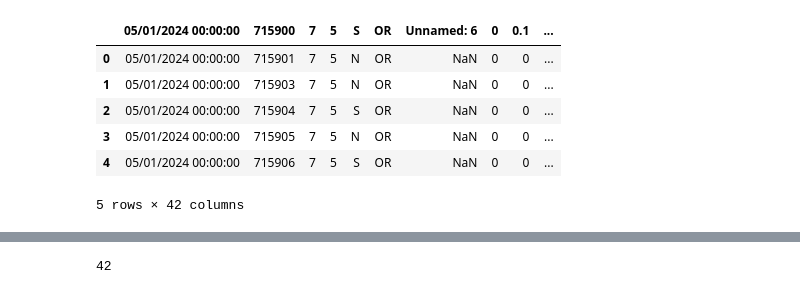
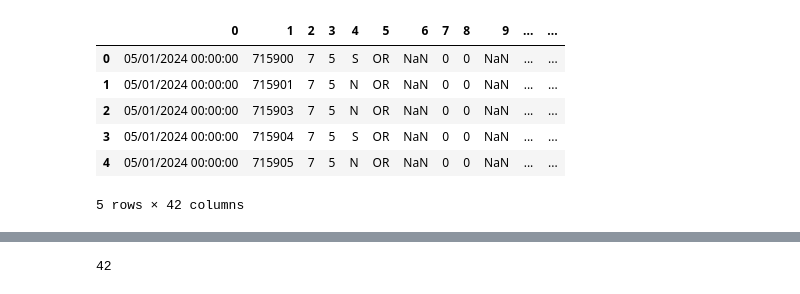
Before and after one commit to llennemann/stats-418-final-project, a Jupyter notebook: notebooks/Final418DataProcessingEDA.ipynb, the cells around one changed output, grey strips where cells are left out. Saved outputs shown, nothing was run; the diff lists cells and outputs as text; code cells hidden in the pictures.

```diff
--- a/notebooks/Final418DataProcessingEDA.ipynb
+++ b/notebooks/Final418DataProcessingEDA.ipynb
@@ -10,13 +10,13 @@ from datetime import datetime
 pd.options.mode.string_storage = 'python'
 # %%
 data_path = "/Users/lucy/Desktop/UCLA/pems_data/pems_data_station_hour/merged_hour.csv"
-df = dd.read_csv(data_path)
+df = dd.read_csv(data_path, header=None)
 df.head()
 # %% [output]
-|  | 05/01/2024 00:00:00 | 715900 | 7 | 5 | S | OR | Unnamed: 6 | 0 | 0.1 | ... |
-| 0 | 05/01/2024 00:00:00 | 715901 | 7 | 5 | N | OR | NaN | 0 | 0 | ... |
-| 1 | 05/01/2024 00:00:00 | 715903 | 7 | 5 | N | OR | NaN | 0 | 0 | ... |
-| 2 | 05/01/2024 00:00:00 | 715904 | 7 | 5 | S | OR | NaN | 0 | 0 | ... |
-| 3 | 05/01/2024 00:00:00 | 715905 | 7 | 5 | N | OR | NaN | 0 | 0 | ... |
-| 4 | 05/01/2024 00:00:00 | 715906 | 7 | 5 | S | OR | NaN | 0 | 0 | ... |
+|  | 0 | 1 | 2 | 3 | 4 | 5 | 6 | 7 | 8 | 9 | ... | ... |
+| 0 | 05/01/2024 00:00:00 | 715900 | 7 | 5 | S | OR | NaN | 0 | 0 | NaN | ... | ... |
+| 1 | 05/01/2024 00:00:00 | 715901 | 7 | 5 | N | OR | NaN | 0 | 0 | NaN | ... | ... |
+| 2 | 05/01/2024 00:00:00 | 715903 | 7 | 5 | N | OR | NaN | 0 | 0 | NaN | ... | ... |
+| 3 | 05/01/2024 00:00:00 | 715904 | 7 | 5 | S | OR | NaN | 0 | 0 | NaN | ... | ... |
+| 4 | 05/01/2024 00:00:00 | 715905 | 7 | 5 | N | OR | NaN | 0 | 0 | NaN | ... | ... |
 5 rows × 42 columns
```
Also changed, not shown: parts of 19 cells of this notebook, 10 other files.
